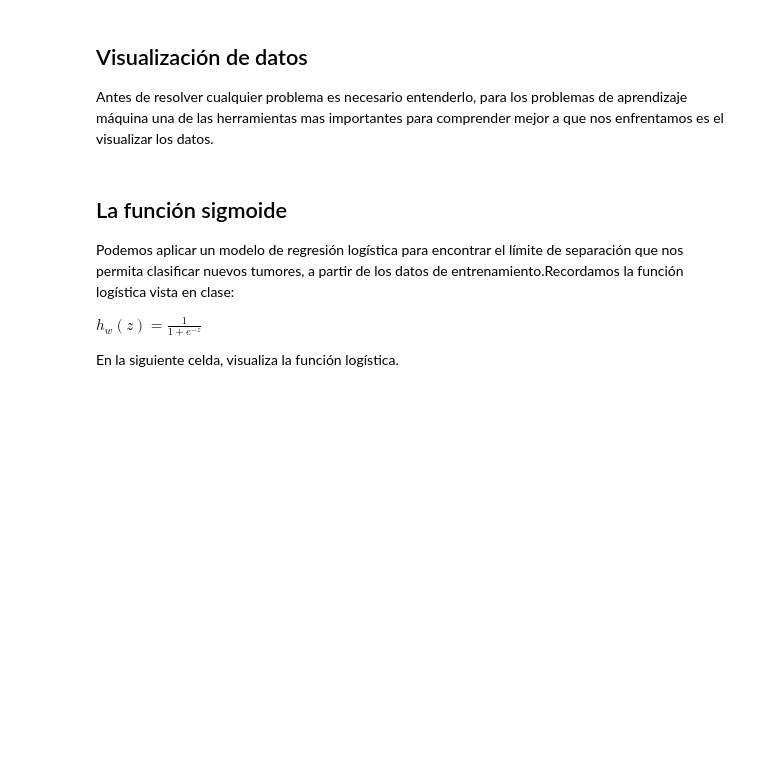
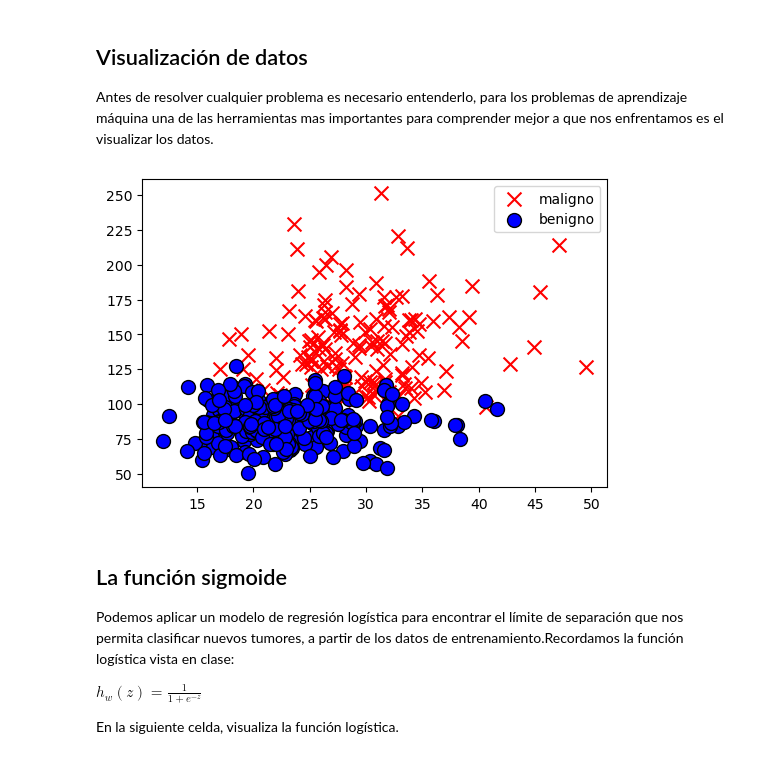
Before and after one commit to analuciarojas/ML23_Nasa2.0, a Jupyter notebook: ml23/ejercicio_2_LogisticReg/logistic_regression.ipynb, the cells around one changed output. Saved outputs shown, nothing was run; the diff lists cells and outputs as text; code cells hidden in the pictures; blank space fills up the shorter version.

```diff
--- a/ml23/ejercicio_2_LogisticReg/logistic_regression.ipynb
+++ b/ml23/ejercicio_2_LogisticReg/logistic_regression.ipynb
@@ -66,41 +68,38 @@ Antes de resolver cualquier problema es necesario entenderlo, para los problemas
 # %%
 import matplotlib.pyplot as plt
 
 fig, ax = plt.subplots(figsize=(6,4))
 
 # Pintaremos los que tienen etiqueta 0 y etiqueta 1 de distinto color
 # Muestra un máximo de dp_to_plot puntos para cada clase
 dp_to_plot = 100
 
 # Grafica los datos malignos
 malignant_entries = data_train[malignant_idcs]
 ax.scatter(
-    # TODO: Ingresa los datos a graficar
-    # ====== Start of solution =====
-    x=...,
-    y=...,
-    # ====== End of solution =====
+    x=malignant_entries[:, 0],  # Coordenada x (usando la primera característica)
+    y=malignant_entries[:, 1],  # Coordenada y (usando la segunda característica)
     s=100,
     color="r",
     marker="x",
     label="maligno"
 )
 
 # Grafica los datos benignos
 benign_entries = data_train[benign_idcs]
 ax.scatter(
-    # TODO: Ingresa los datos a graficar
-    # ====== Start of solution =====
-
-    # ====== End of solution =====
+    x=benign_entries[:, 0],  # Coordenada x (usando la primera característica)
+    y=benign_entries[:, 1],  # Coordenada y (usando la segunda característica)
     s=100,
     color="b",
     edgecolor='black',
     marker="o",
     label="benigno"
 )
 plt.legend()
 plt.show()
+# %% [output]
+[figure, added]
 # %% [markdown]
 ## La función sigmoide
 Podemos aplicar un modelo de regresión logística para encontrar el límite de separación que nos permita clasificar nuevos tumores, a partir de los datos de entrenamiento.Recordamos la función logística vista en clase:
```
Also changed, not shown: parts of 6 cells of this notebook.
